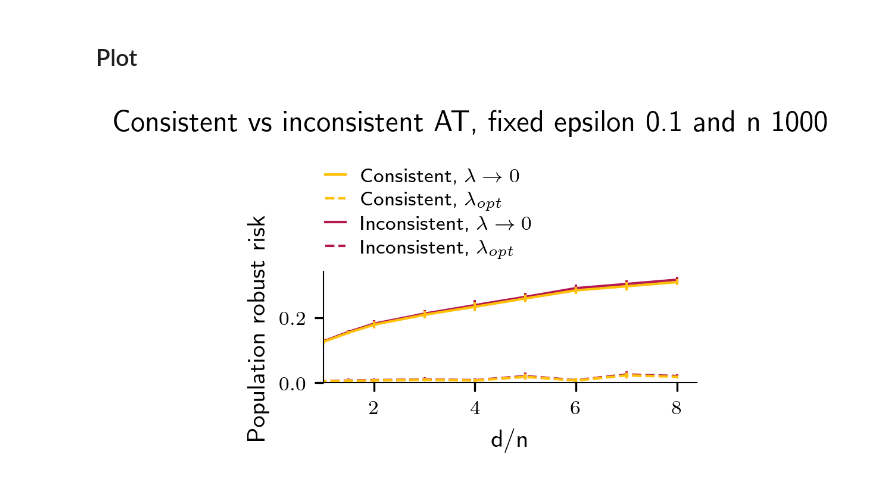
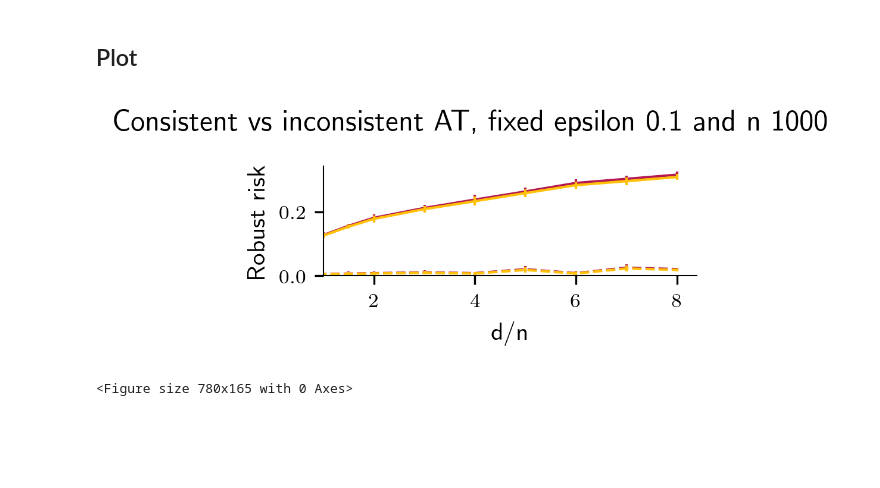
Before and after one commit to michaelaerni/interpolation_robustness, a Jupyter notebook: logistic_regression/consistent_vs_inconsistent/plots.ipynb, the cells around one changed output. Drawn from its saved outputs; the diff is of its cells as text; code cells hidden in the pictures; blank space fills up the shorter version.

Commit message:
Polished and restructured most of the plots

```diff
--- a/logistic_regression/consistent_vs_inconsistent/plots.ipynb
+++ b/logistic_regression/consistent_vs_inconsistent/plots.ipynb
@@ -36,8 +36,9 @@ sys.path.append(MODULE_DIR)
 %autoreload 2
 import interpolation_robustness as ir
 # %%
-FIGURE_SIZE = (2.6, 2.0)
+FIGURE_SIZE = (2.6, 1.4)
 LEGEND_FONT_SIZE = ir.plots.FONT_SIZE_SMALL_PT
+LEGEND_FIGURE_SIZE = (2.6, 0.55)
 
 ir.plots.setup_matplotlib(show_titles=SHOW_TITLES)
 # %%
@@ -133,7 +135,7 @@ ax.errorbar(
     consistent_bestreg_runs['params.data_dim'] / float(num_samples),
     consistent_bestreg_runs[('metrics.true_robust_risk', 'mean')],
     yerr=consistent_bestreg_runs[('metrics.true_robust_risk', 'std')],
-    label=r'Consistent, $\lambda_{opt}$',
+    label=r'Consistent, $\lambda_{\textnormal{opt}}$',
     c=f'C{robust_consistent_color_idx}',
     ls=bestreg_linestyle,
     zorder=2
@@ -141,39 +143,56 @@ ax.errorbar(
 
 ax.errorbar(
     inconsistent_noreg_runs['params.data_dim'] / float(num_samples),
     inconsistent_noreg_runs[('metrics.true_robust_risk', 'mean')],
     yerr=inconsistent_noreg_runs[('metrics.true_robust_risk', 'std')],
     label=fr'Inconsistent, $\lambda \to 0$',
     c=f'C{robust_inconsistent_color_idx}',
     ls=noreg_linestyle,
     zorder=1
 )
 ax.errorbar(
     inconsistent_bestreg_runs['params.data_dim'] / float(num_samples),
     inconsistent_bestreg_runs[('metrics.true_robust_risk', 'mean')],
     yerr=inconsistent_bestreg_runs[('metrics.true_robust_risk', 'std')],
-    label=r'Inconsistent, $\lambda_{opt}$',
+    label=r'Inconsistent, $\lambda_{\textnormal{opt}}$',
     c=f'C{robust_inconsistent_color_idx}',
     ls=bestreg_linestyle,
     zorder=1
 )
 
 ax.set_xlabel('d/n')
-ax.set_ylabel('Population robust risk')
+ax.set_ylabel('Robust risk')
 ax.set_ylim(bottom=0)
 ax.set_xlim(left=1)
-
-legend_loc = (0.0, 1.1)
-ir.plots.errorbar_legend(ax, fontsize=LEGEND_FONT_SIZE, loc=legend_loc)
 
 if SHOW_TITLES:
     fig.suptitle(f'Consistent vs inconsistent AT, fixed epsilon {train_attack_epsilon} and n {num_samples}')
 
 export_fig(fig, f'logreg_inconsistent_vs_consistent_d_increase.pdf')
 
 plt.show()
 # %% [output]
-[figure, old version]
+[figure, new version]
+# %%
+# Legend
+legend_fig = plt.figure(figsize=LEGEND_FIGURE_SIZE)
+
+handles, labels = ax.get_legend_handles_labels()
+ir.plots.errorbar_legend(
+    legend_fig,
+    handles,
+    labels,
+    loc='center',
+    ncol=2,
+    mode='expand',
+    frameon=True,
+    fontsize=LEGEND_FONT_SIZE,
+    borderpad=0.5
+)
+
+export_fig(legend_fig, f'logreg_inconsistent_vs_consistent_d_increase_legend.pdf')
+# %% [output]
+<Figure size 780x165 with 0 Axes>
 # %%
 fig, ax = plt.subplots(figsize=FIGURE_SIZE)
 
```
Also changed, not shown: parts of 5 cells of this notebook, 15 other files.
